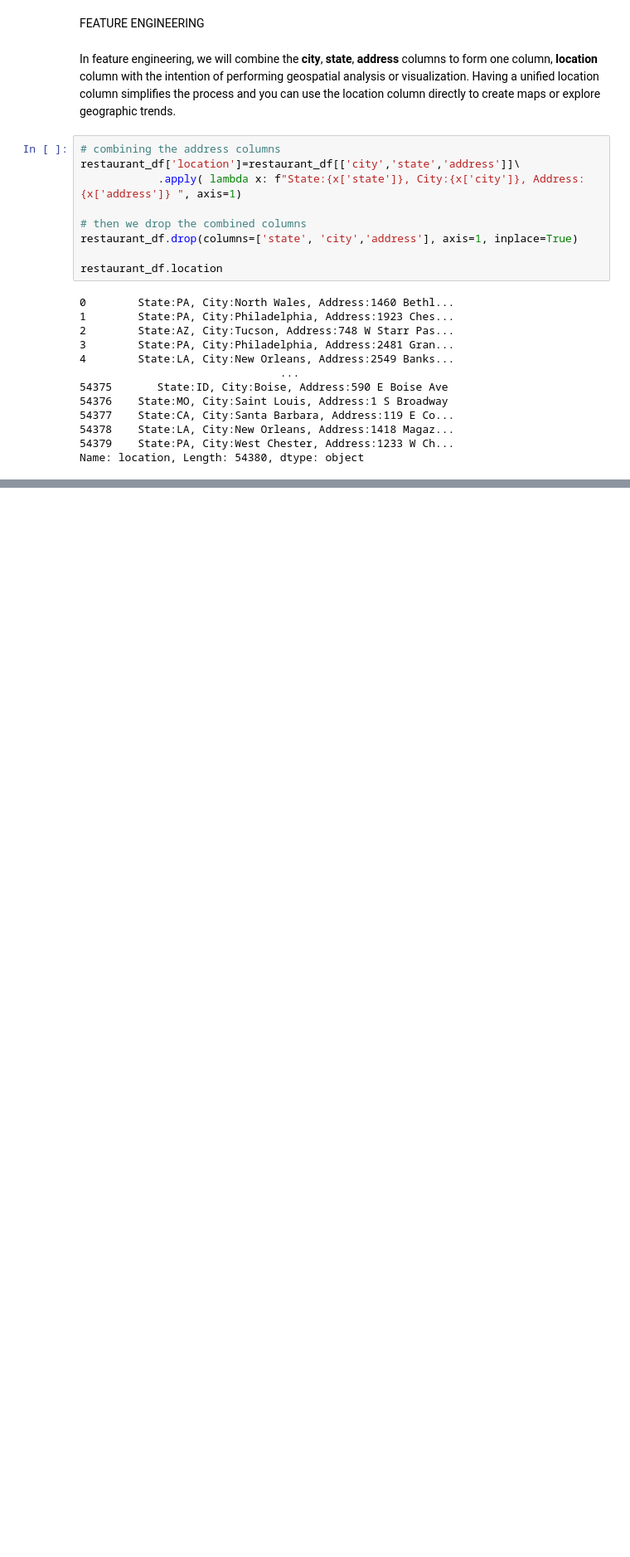
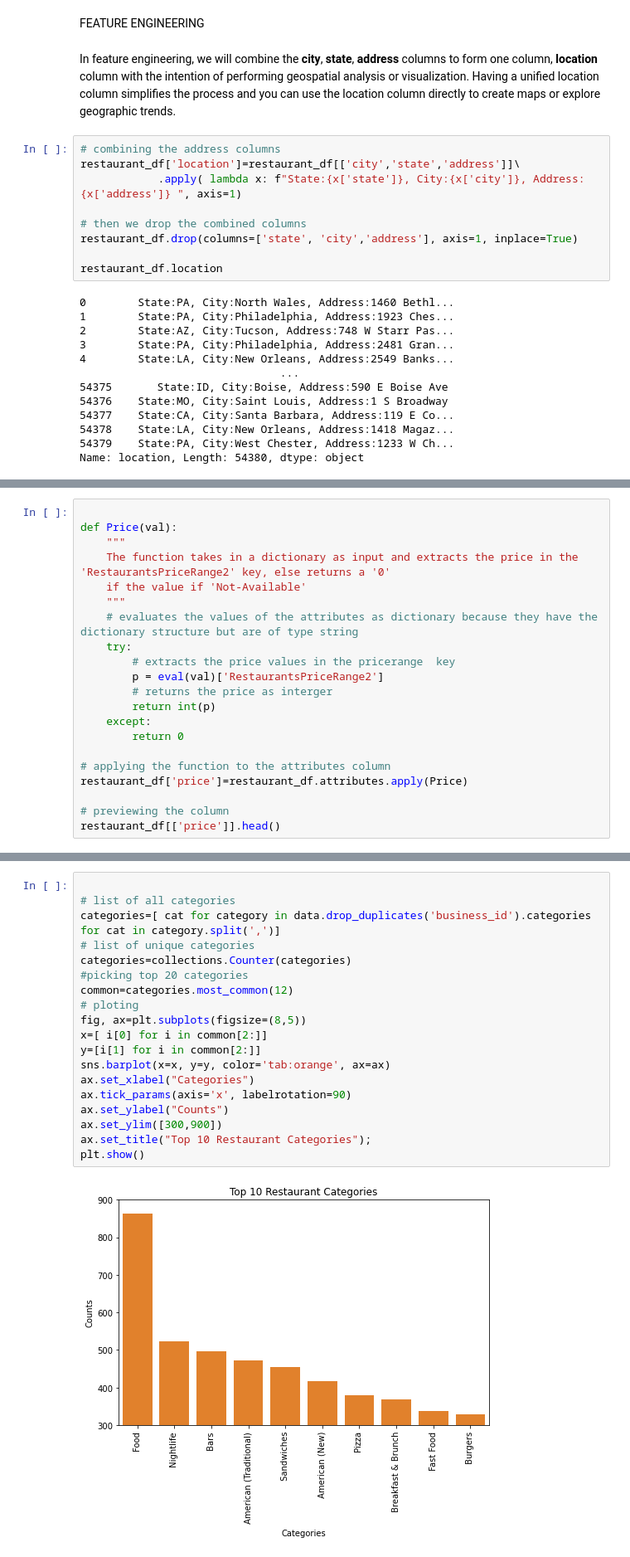
Before and after one commit to samuelMG1/PROJECT-F4-Savor-Space-restaurant-Recommendation-system-, a Jupyter notebook: PHASE_4_PROJECT ANDREW.ipynb, the cells around one changed output, grey strips where cells are left out. Shown at 83% size. Cells and saved outputs as stored; diff of their text form; blank space fills up the shorter version.

```diff
--- a/PHASE_4_PROJECT ANDREW.ipynb
+++ b/PHASE_4_PROJECT ANDREW.ipynb
@@ -302,0 +392,21 @@ Name: location, Length: 54380, dtype: object
+# %%
+
+def Price(val):
+    """
+    The function takes in a dictionary as input and extracts the price in the 'RestaurantsPriceRange2' key, else returns a '0'
+    if the value if 'Not-Available'
+    """
+    # evaluates the values of the attributes as dictionary because they have the dictionary structure but are of type string
+    try:
+        # extracts the price values in the pricerange  key
+        p = eval(val)['RestaurantsPriceRange2']
+        # returns the price as interger
+        return int(p)
+    except:
+        return 0
+
+# applying the function to the attributes column
+restaurant_df['price']=restaurant_df.attributes.apply(Price)
+
+# previewing the column
+restaurant_df[['price']].head()
@@ -302,0 +486,21 @@ Name: location, Length: 54380, dtype: object
+# %%
+
+# list of all categories
+categories=[ cat for category in data.drop_duplicates('business_id').categories for cat in category.split(',')]
+# list of unique categories
+categories=collections.Counter(categories)
+#picking top 20 categories
+common=categories.most_common(12)
+# ploting
+fig, ax=plt.subplots(figsize=(8,5))
+x=[ i[0] for i in common[2:]]
+y=[i[1] for i in common[2:]]
+sns.barplot(x=x, y=y, color='tab:orange', ax=ax)
+ax.set_xlabel("Categories")
+ax.tick_params(axis='x', labelrotation=90)
+ax.set_ylabel("Counts")
+ax.set_ylim([300,900])
+ax.set_title("Top 10 Restaurant Categories");
+plt.show()
+# %% [output]
+[figure, added]
```
Also changed, not shown: parts of 52 cells of this notebook.
